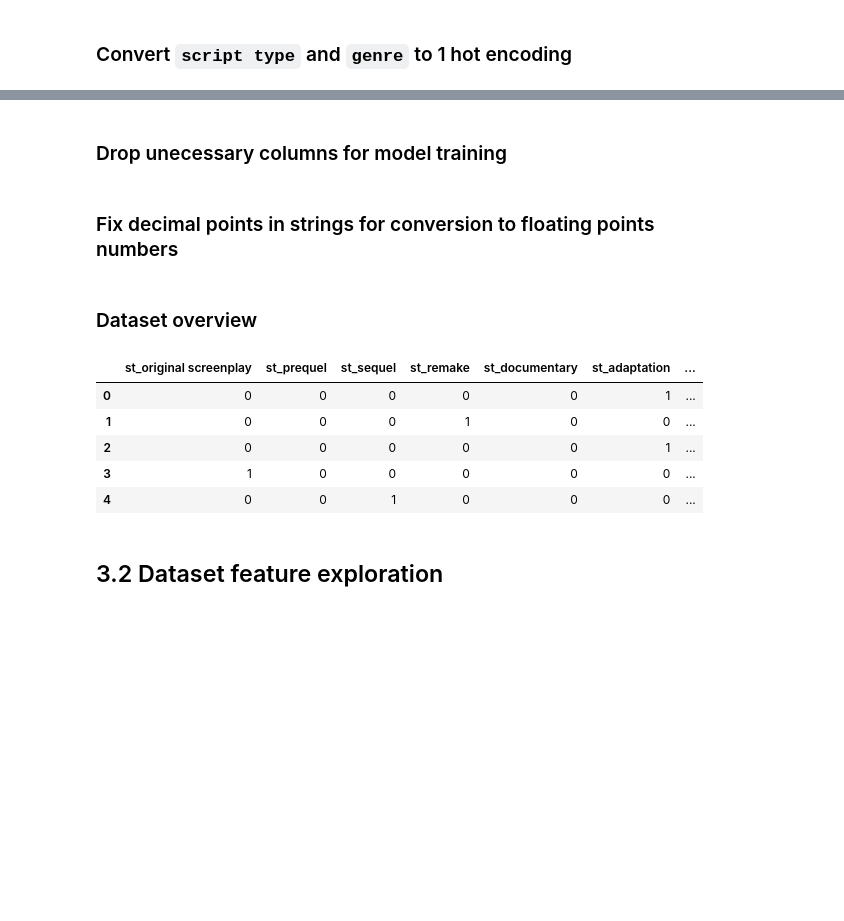
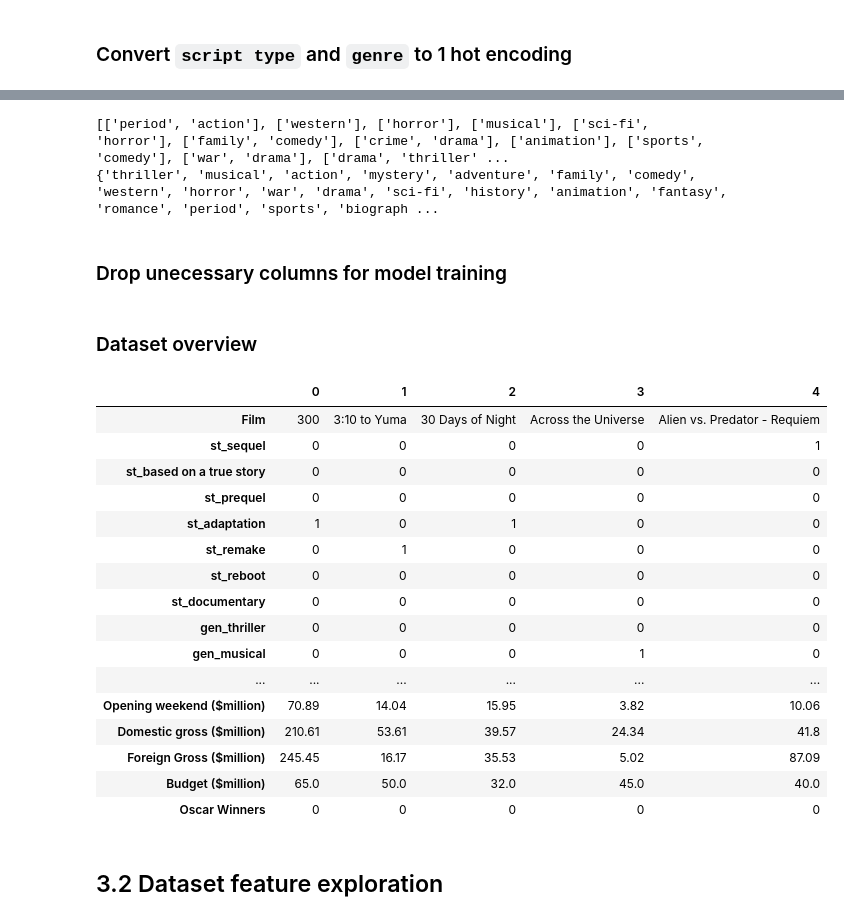
Before and after one commit to AAleksandros/HUA-DIT-Data-mining-project, a Jupyter notebook: data_mining.ipynb, the cells around one changed output, grey strips where cells are left out. Saved outputs shown, nothing was run; the diff lists cells and outputs as text; code cells hidden in the pictures; blank space fills up the shorter version.

```diff
--- a/data_mining.ipynb
+++ b/data_mining.ipynb
@@ -178,20 +273,23 @@ script_types = df['Script Type'].unique()
 
 # Split strings and remove trailing spaces
 types = []
-for str in script_types:
-    types.append(re.split(' / |, ',str))
+for string in script_types:
+    types.append(re.split(' / |, ',string))
 script_types = [j.strip() for sub in types for j in sub]
 
+print(script_types)
 #Convert to set to remove dublicates
-script_types = set(script_types)
+unique_script_types = set(script_types)
+
+print(unique_script_types)
 
 # Insert columns for each coresponding script type
-for i, item in enumerate(script_types):
+for i, item in enumerate(unique_script_types):
     df.insert(i+1, 'st_'+item, 0)
 
 # 1 hot encoding for corresponding script type
 for i in df.index:
-    for script in script_types:
+    for script in unique_script_types:
         if script in df.at[i, 'Script Type']:
             df.at[i, 'st_'+script] = 1
 
@@ -204,12 +325,16 @@ genres = df['Genre'].unique()
 
 # Split strings and remove trailing spaces
 unique_genres = []
-for str in genres:
-    unique_genres.append(re.split(', |. ',str))
+for string in genres:
+    unique_genres.append(re.split(', |. ',string))
 genre_types = [j.strip() for sub in unique_genres for j in sub]
+
+print(unique_genres)
 
 #Convert to set to remove dublicates
 genre_types = set(genre_types)
+
+
 
 # Remove invalid values
 genre_types.remove('')
@@ -232,6 +357,8 @@ genre_types.remove('sport')
 genre_types.remove('thriler')
 genre_types.remove('thrille')
 
+print(genre_types)
+
 # Insert columns for each coresponding script type
 for i, item in enumerate(genre_types):
     df.insert(i+8, 'gen_'+item, 0)
@@ -244,6 +371,9 @@ for i in df.index:
 
 # Drop original genre column
 df = df.drop(['Genre'], axis=1)
+# %% [output]
+[['period', 'action'], ['western'], ['horror'], ['musical'], ['sci-fi', 'horror'], ['family', 'comedy'], ['crime', 'drama'], ['animation'], ['sports', 'comedy'], ['war', 'drama'], ['drama', 'thriller' ...
+{'thriller', 'musical', 'action', 'mystery', 'adventure', 'family', 'comedy', 'western', 'horror', 'war', 'drama', 'sci-fi', 'history', 'animation', 'fantasy', 'romance', 'period', 'sports', 'biograph ...
 # %%
 # Drop unecessary primary genre
 df = df.drop(['Primary Genre'], axis=1)
@@ -253,23 +383,29 @@ df['Oscar Winners'] = df["Oscar Winners"].notnull().astype("int")
 # %% [markdown]
 ### Drop unecessary columns for model training
 # %%
-df = df.drop(['Distributor', 'IMDb Rating', 'IMDB vs RT disparity', 'Opening Weekend', 'Domestic Gross', 'Foreign Gross', 'Worldwide Gross', 'Film', 'Year', 'Release Date (US)', 'Oscar Detail', 'Rotten Tomatoes vs Metacritic  deviance', 'Audience vs Critics deviance ', 'Worldwide Gross ($million)', ' of Gross earned abroad', 'Average audience ', 'Average critics ', ' Budget recovered', ' Budget recovered opening weekend'], axis=1)
+df = df.drop(['Distributor', 'IMDb Rating', 'IMDB vs RT disparity', 'Opening Weekend', 'Domestic Gross', 'Foreign Gross', 'Worldwide Gross', 'Year', 'Release Date (US)', 'Oscar Detail', 'Rotten Tomatoes vs Metacritic  deviance', 'Audience vs Critics deviance ', 'Worldwide Gross ($million)', ' of Gross earned abroad', 'Average audience ', 'Average critics ', ' Budget recovered', ' Budget recovered opening weekend'], axis=1)
-# %% [markdown]
-### Fix decimal points in strings for conversion to floating points numbers
-# %%
-df = df.replace(',','', regex=True)
-# df = df.astype('float32')
 # %% [markdown]
 ### Dataset overview
 # %%
-df.head()
+df.head().T
 # %% [output]
-|  | st_original screenplay | st_prequel | st_sequel | st_remake | st_documentary | st_adaptation | ... |
-| 0 | 0 | 0 | 0 | 0 | 0 | 1 | ... |
-| 1 | 0 | 0 | 0 | 1 | 0 | 0 | ... |
-| 2 | 0 | 0 | 0 | 0 | 0 | 1 | ... |
-| 3 | 1 | 0 | 0 | 0 | 0 | 0 | ... |
-| 4 | 0 | 0 | 1 | 0 | 0 | 0 | ... |
+|  | 0 | 1 | 2 | 3 | 4 |
+| Film | 300 | 3:10 to Yuma | 30 Days of Night | Across the Universe | Alien vs. Predator - Requiem |
+| st_sequel | 0 | 0 | 0 | 0 | 1 |
+| st_based on a true story | 0 | 0 | 0 | 0 | 0 |
+| st_prequel | 0 | 0 | 0 | 0 | 0 |
+| st_adaptation | 1 | 0 | 1 | 0 | 0 |
+| st_remake | 0 | 1 | 0 | 0 | 0 |
+| st_reboot | 0 | 0 | 0 | 0 | 0 |
+| st_documentary | 0 | 0 | 0 | 0 | 0 |
+| gen_thriller | 0 | 0 | 0 | 0 | 0 |
+| gen_musical | 0 | 0 | 0 | 1 | 0 |
+| ... | ... | ... | ... | ... | ... |
+| Opening weekend ($million) | 70.89 | 14.04 | 15.95 | 3.82 | 10.06 |
+| Domestic gross ($million) | 210.61 | 53.61 | 39.57 | 24.34 | 41.8 |
+| Foreign Gross ($million) | 245.45 | 16.17 | 35.53 | 5.02 | 87.09 |
+| Budget ($million) | 65.0 | 50.0 | 32.0 | 45.0 | 40.0 |
+| Oscar Winners | 0 | 0 | 0 | 0 | 0 |
 # %% [markdown]
 ## 3.2 Dataset feature exploration
 # %% [markdown]
```
Also changed, not shown: parts of 33 cells of this notebook.
